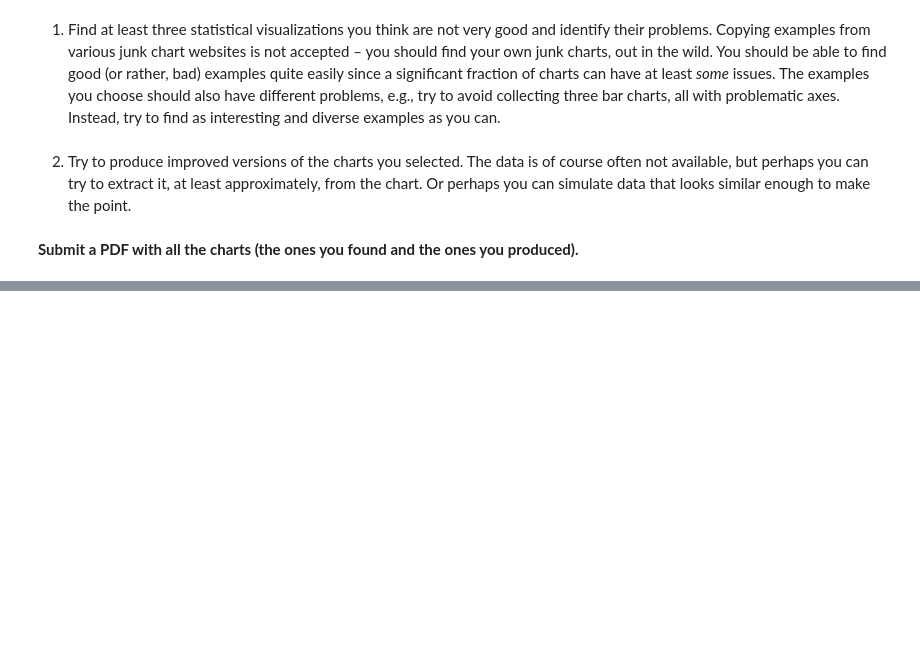
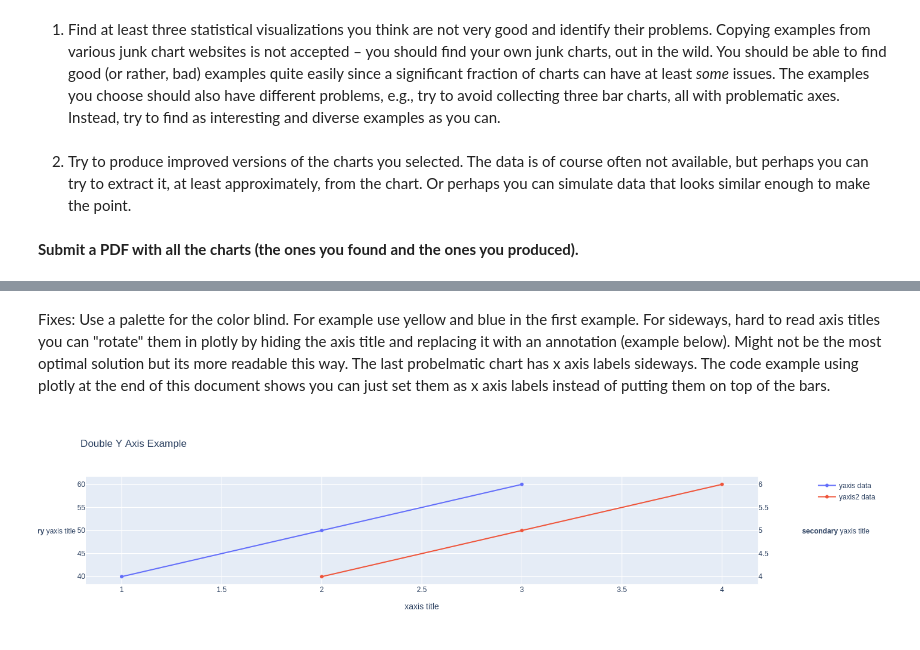
Before and after one commit to akirataguchi115/ids, a Jupyter notebook: week2.ipynb, the cells around one changed output, grey strips where cells are left out. Cells and saved outputs as stored; diff of their text form; code cells hidden in the pictures; blank space fills up the shorter version.

```diff
--- a/week2.ipynb
+++ b/week2.ipynb
@@ -173,0 +439,55 @@ There’s a thriving community of chart enthusiasts who keep looking for statist
+# %% [markdown]
+Fixes: Use a palette for the color blind. For example use yellow and blue in the first example. For sideways, hard to read axis titles you can "rotate" them in plotly by hiding the axis title and replacing it with an annotation (example below). Might not be the most optimal solution but its more readable this way. The last probelmatic chart has x axis labels sideways. The code example using plotly at the end of this document shows you can just set them as x axis labels instead of putting them on top of the bars.
+# %%
+import plotly.graph_objects as go
+from plotly.subplots import make_subplots
+
+# Create figure with secondary y-axis
+fig = make_subplots(specs=[[{"secondary_y": True}]])
+
+# Add traces
+fig.add_trace(
+    go.Scatter(x=[1, 2, 3], y=[40, 50, 60], name="yaxis data"),
+    secondary_y=False,
+)
+
+fig.add_trace(
+    go.Scatter(x=[2, 3, 4], y=[4, 5, 6], name="yaxis2 data"),
+    secondary_y=True,
+)
+
+# Add figure title
+fig.update_layout(title_text="Double Y Axis Example")
+
+# Set x-axis title
+fig.update_xaxes(title_text="xaxis title")
+
+# Hide default y-axis titles
+fig.update_yaxes(title_text="", secondary_y=False)
+fig.update_yaxes(title_text="", secondary_y=True)
+
+# Primary y-axis title (horizontal)
+fig.add_annotation(
+    x=-0.1,    # left of the plot
+    y=0.5,     # middle of y-axis
+    text="<b>primary</b> yaxis title",
+    showarrow=False,
+    xref="paper",
+    yref="paper",
+    textangle=0
+)
+
+# Secondary y-axis title (horizontal, flipped)
+fig.add_annotation(
+    x=1.1,     # right of the plot
+    y=0.5,
+    text="<b>secondary</b> yaxis title",
+    showarrow=False,
+    xref="paper",
+    yref="paper",
+    textangle=0
+)
+
+fig.show()
+# %% [output]
+[figure, added]
```
Also changed, not shown: parts of 28 cells of this notebook, 4 other files.
